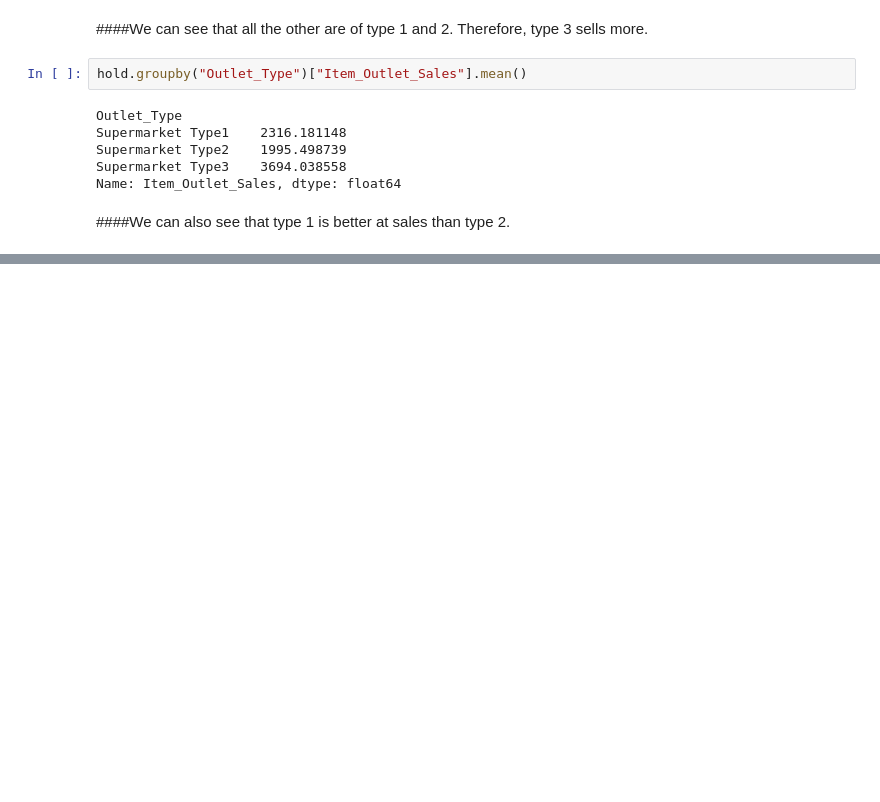
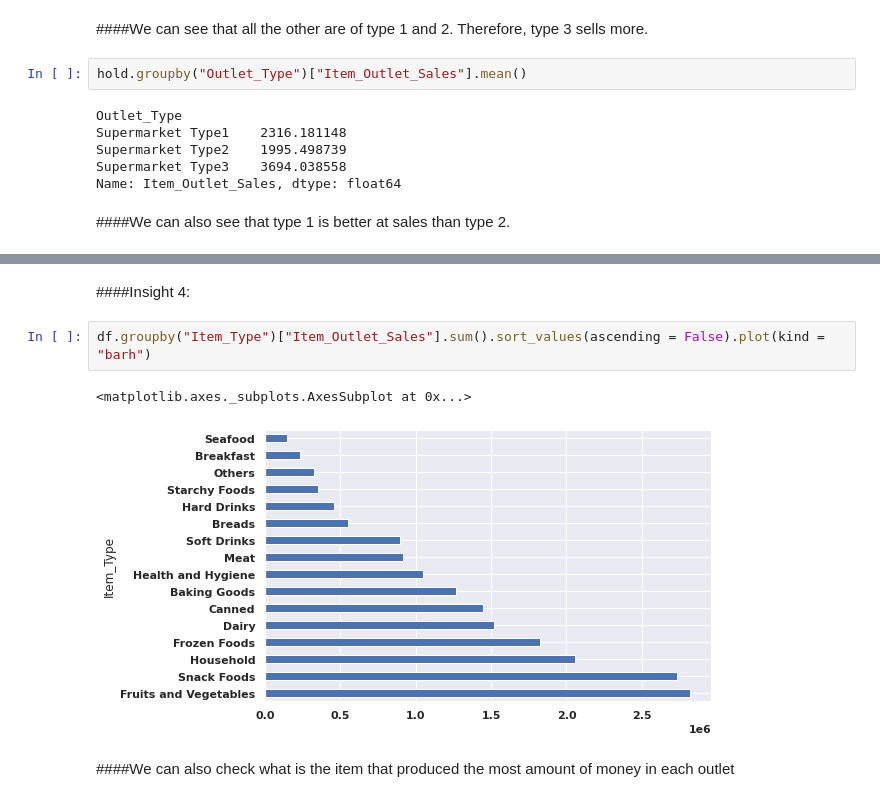
Before and after one commit to AhmedHashish123/Markets, a Jupyter notebook: Markets.ipynb, the cells around one changed output, grey strips where cells are left out. Saved outputs shown, nothing was run; the diff lists cells and outputs as text; blank space fills up the shorter version.

Commit message:
Finished answering the insights

```diff
--- a/Markets.ipynb
+++ b/Markets.ipynb
@@ -160,0 +170,9 @@ Name: Item_Outlet_Sales, dtype: float64
+# %% [markdown]
+####Insight 4:
+# %%
+df.groupby("Item_Type")["Item_Outlet_Sales"].sum().sort_values(ascending = False).plot(kind = "barh")
+# %% [output]
+<matplotlib.axes._subplots.AxesSubplot at 0x...>
+[figure, added]
+# %% [markdown]
+####We can also check what is the item that produced the most amount of money in each outlet
```
Also changed, not shown: parts of 15 cells of this notebook.
